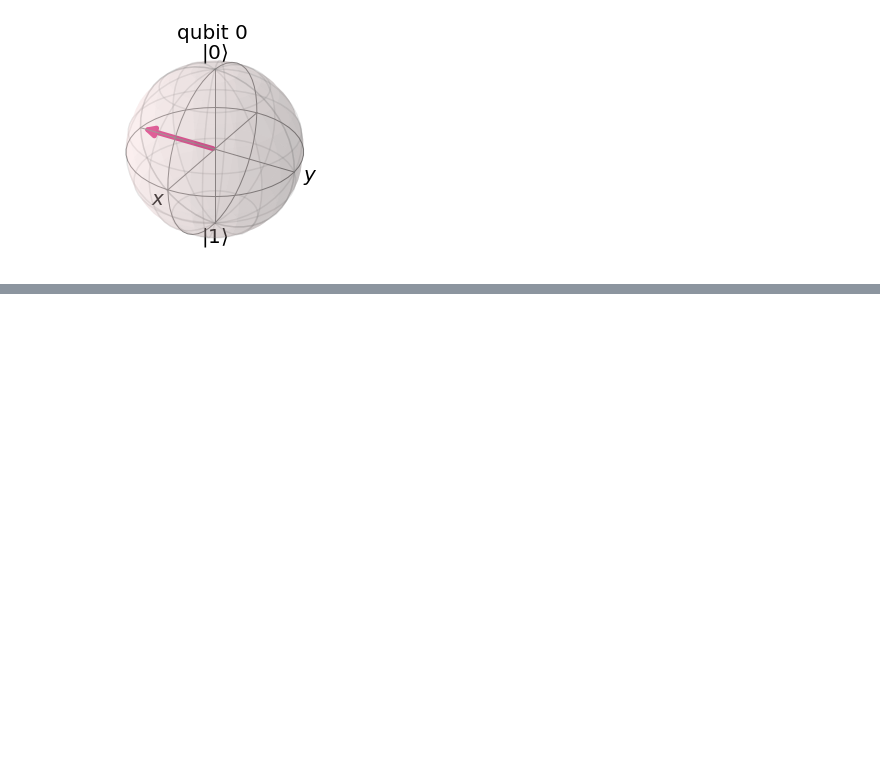
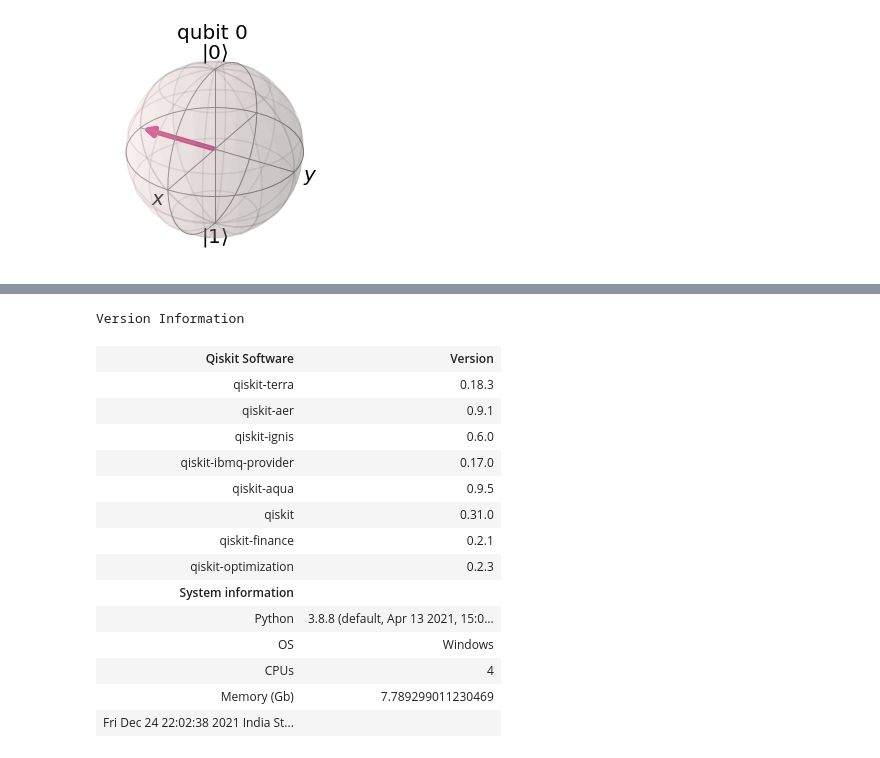
Before and after one commit to Chasmiccoder/IBM-Quantum-Challenges, a Jupyter notebook: Qiskit-Textbook/p02_Representing_Qubit_States.ipynb, the cells around one changed output, grey strips where cells are left out. Drawn from its saved outputs; the diff is of its cells as text; code cells hidden in the pictures; blank space fills up the shorter version.

```diff
--- a/Qiskit-Textbook/p02_Representing_Qubit_States.ipynb
+++ b/Qiskit-Textbook/p02_Representing_Qubit_States.ipynb
@@ -243,2 +287,20 @@ plot_bloch_multivector(statevector_results)
 # %%
-plot_bloch_vector() #???
+import qiskit.tools.jupyter
+%qiskit_version_table
+# %% [output]
+Version Information
+| Qiskit Software | Version |
+| qiskit-terra | 0.18.3 |
+| qiskit-aer | 0.9.1 |
+| qiskit-ignis | 0.6.0 |
+| qiskit-ibmq-provider | 0.17.0 |
+| qiskit-aqua | 0.9.5 |
+| qiskit | 0.31.0 |
+| qiskit-finance | 0.2.1 |
+| qiskit-optimization | 0.2.3 |
+| System information |
+| Python | 3.8.8 (default, Apr 13 2021, 15:0... |
+| OS | Windows |
+| CPUs | 4 |
+| Memory (Gb) | 7.789299011230469 |
+| Fri Dec 24 22:02:38 2021 India St... |  |
```
Also changed, not shown: parts of 5 cells of this notebook, 1 other file.
